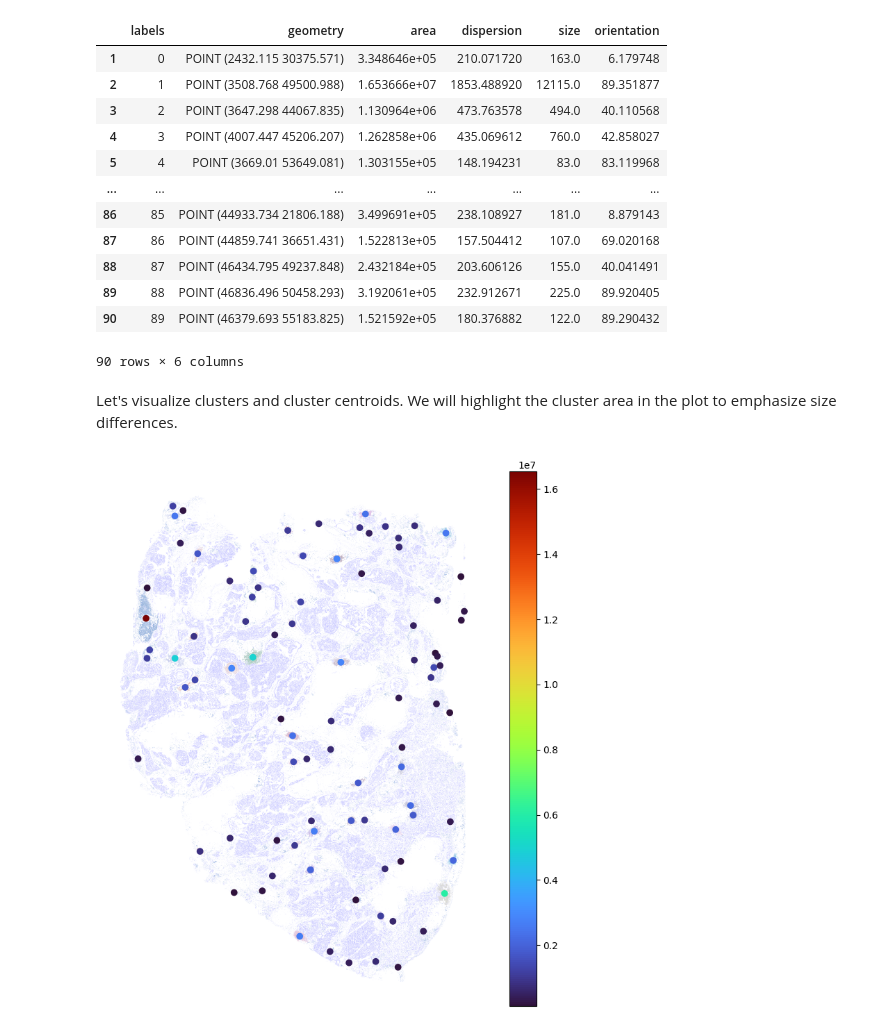
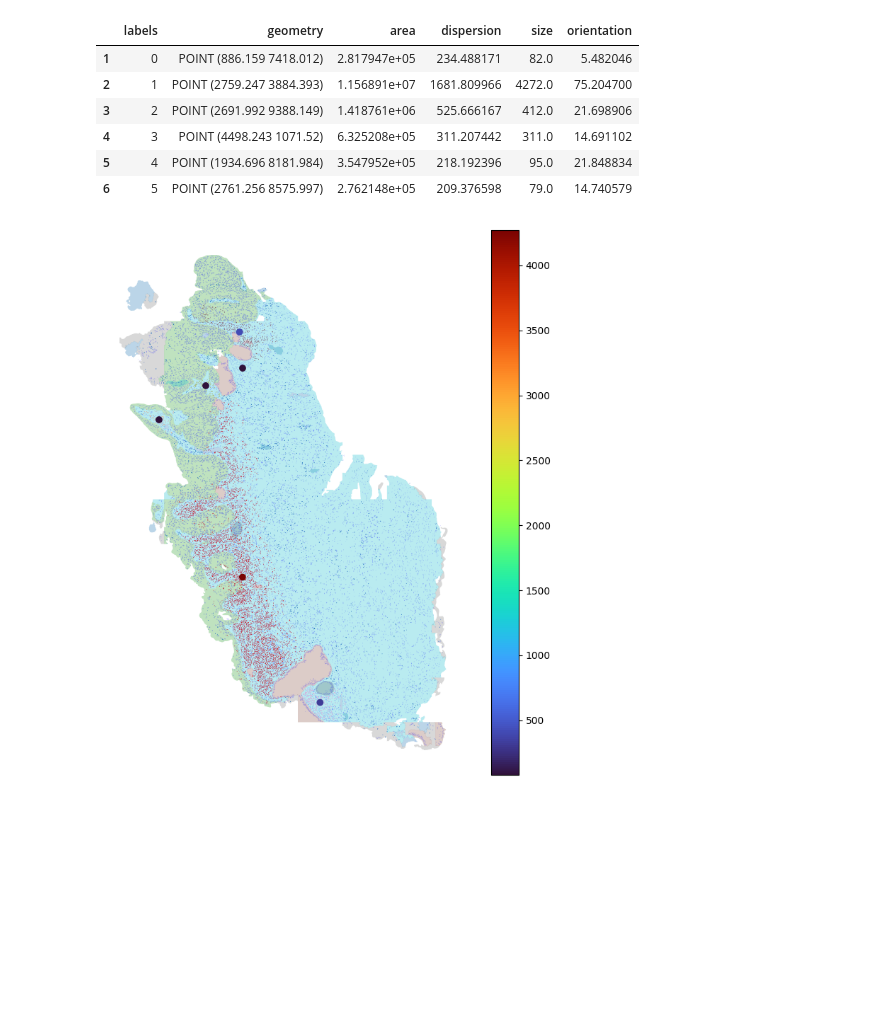
Before and after one commit to HautaniemiLab/histolytics, a Jupyter notebook: docs/user_guide/spatial/clustering.ipynb, the cells around one changed output. Drawn from its saved outputs; the diff is of its cells as text; code cells hidden in the pictures; blank space fills up the shorter version.

```diff
--- a/docs/user_guide/spatial/clustering.ipynb
+++ b/docs/user_guide/spatial/clustering.ipynb
@@ -13,10 +19,13 @@ Let's start by loading the example data.
 # %%
-from histolytics.data import hgsc_nuclei_wsi, hgsc_tissue_wsi
+# Let's load some data to play around with
+import matplotlib.pyplot as plt
+from histolytics.data import cervix_nuclei, cervix_tissue
 
-nuc = hgsc_nuclei_wsi()
-tis = hgsc_tissue_wsi()
+tis = cervix_tissue()
+nuc = cervix_nuclei()
 
-ax = tis.plot(figsize=(10, 10), column="class_name", alpha=0.2, aspect=1, legend=True)
-nuc.plot(ax=ax, column="class_name", aspect=1)
+fig, ax = plt.subplots(figsize=(10, 10))
+tis.plot(ax=ax, column="class_name", aspect=1, alpha=0.5, legend=True)
+nuc.plot(ax=ax, column="class_name", aspect=1, legend=False)
 ax.set_axis_off()
 # %% [output]
@@ -35,11 +43,14 @@ At least, the following parameters should be considered:
 from histolytics.spatial_clust.density_clustering import density_clustering
 
 nuc_imm = nuc[nuc["class_name"] == "inflammatory"]
-labels = density_clustering(nuc_imm, eps=250, min_samples=100, method="dbscan")
+labels = density_clustering(nuc_imm, eps=250, min_samples=50, method="dbscan")
 nuc_imm = nuc_imm.assign(labels=labels)
 
-ax = nuc.plot(figsize=(10, 10), color="blue", alpha=0.3, aspect=1)
-nuc_imm.plot(ax=ax, column="labels", aspect=1, cmap="tab20")
+ax = tis.plot(figsize=(10, 10), column="class_name", alpha=0.3)
+ax = nuc.plot(ax=ax, color="blue", alpha=0.3, aspect=1)
+nuc_imm.plot(
+    ax=ax, column="labels", aspect=1, cmap="tab20", legend=True, categorical=True
+)
 ax.set_axis_off()
 nuc_imm.head(3)
 # %% [output]
@@ -62,54 +72,45 @@ import pandas as pd
 import geopandas as gpd
 
 # compute cluster centroids and features, use groupby to apply the functions
 # to each cluster separately
 clust_centroids = (
     nuc_imm.groupby("labels")
     .apply(lambda g: cluster_tendency(g, "mean"), include_groups=False)
     .reset_index(drop=False, name="geometry")
 )
 
 
 clust_features = (
     nuc_imm.groupby("labels")
     .apply(
-        lambda x: pd.Series(
-            cluster_feats(x, hull_type="convex_hull", normalize_orientation=True)
-        ),
+        lambda x: cluster_feats(x, hull_type="convex_hull", normalize_orientation=True),
         include_groups=False,
     )
     .reset_index(drop=False)
 )
 
 # merge the cluster centroids and features
 clust_feats = clust_centroids.merge(clust_features, on="labels")
 
 # convert to GeoDataFrame
 clust_feats = gpd.GeoDataFrame(clust_feats, geometry="geometry")
 
 # drop the noise cluster
 clust_feats = clust_feats[clust_feats["labels"] != -1]
+
+# plot the cluster centroids and the nuclei, color by the size
+ax = tis.plot(figsize=(10, 10), column="class_name", alpha=0.3)
+ax = nuc.plot(ax=ax, color="blue", alpha=0.3, aspect=1)
+ax = nuc_imm.plot(ax=ax, column="labels", aspect=1, cmap="tab20")
+clust_feats.plot(ax=ax, column="size", aspect=1, cmap="turbo", legend=True)
+ax.set_axis_off()
 clust_feats
 # %% [output]
 |  | labels | geometry | area | dispersion | size | orientation |
-| 1 | 0 | POINT (2432.115 30375.571) | 3.348646e+05 | 210.071720 | 163.0 | 6.179748 |
-| 2 | 1 | POINT (3508.768 49500.988) | 1.653666e+07 | 1853.488920 | 12115.0 | 89.351877 |
-| 3 | 2 | POINT (3647.298 44067.835) | 1.130964e+06 | 473.763578 | 494.0 | 40.110568 |
-| 4 | 3 | POINT (4007.447 45206.207) | 1.262858e+06 | 435.069612 | 760.0 | 42.858027 |
-| 5 | 4 | POINT (3669.01 53649.081) | 1.303155e+05 | 148.194231 | 83.0 | 83.119968 |
-| ... | ... | ... | ... | ... | ... | ... |
-| 86 | 85 | POINT (44933.734 21806.188) | 3.499691e+05 | 238.108927 | 181.0 | 8.879143 |
-| 87 | 86 | POINT (44859.741 36651.431) | 1.522813e+05 | 157.504412 | 107.0 | 69.020168 |
-| 88 | 87 | POINT (46434.795 49237.848) | 2.432184e+05 | 203.606126 | 155.0 | 40.041491 |
-| 89 | 88 | POINT (46836.496 50458.293) | 3.192061e+05 | 232.912671 | 225.0 | 89.920405 |
-| 90 | 89 | POINT (46379.693 55183.825) | 1.521592e+05 | 180.376882 | 122.0 | 89.290432 |
+| 1 | 0 | POINT (886.159 7418.012) | 2.817947e+05 | 234.488171 | 82.0 | 5.482046 |
+| 2 | 1 | POINT (2759.247 3884.393) | 1.156891e+07 | 1681.809966 | 4272.0 | 75.204700 |
+| 3 | 2 | POINT (2691.992 9388.149) | 1.418761e+06 | 525.666167 | 412.0 | 21.698906 |
+| 4 | 3 | POINT (4498.243 1071.52) | 6.325208e+05 | 311.207442 | 311.0 | 14.691102 |
+| 5 | 4 | POINT (1934.696 8181.984) | 3.547952e+05 | 218.192396 | 95.0 | 21.848834 |
+| 6 | 5 | POINT (2761.256 8575.997) | 2.762148e+05 | 209.376598 | 79.0 | 14.740579 |
-90 rows × 6 columns
+[figure, added]
-# %% [markdown]
-Let's visualize clusters and cluster centroids. We will highlight the cluster area in the plot to emphasize size differences.
-# %%
-ax = nuc.plot(figsize=(10, 10), color="blue", alpha=0.3, aspect=1)
-ax = nuc_imm.plot(ax=ax, column="labels", aspect=1, cmap="tab20")
-clust_feats.plot(ax=ax, column="area", aspect=1, cmap="turbo", legend=True)
-ax.set_axis_off()
-# %% [output]
-[figure, removed]
```
Also changed, not shown: parts of 18 cells of this notebook, 8 other files.
